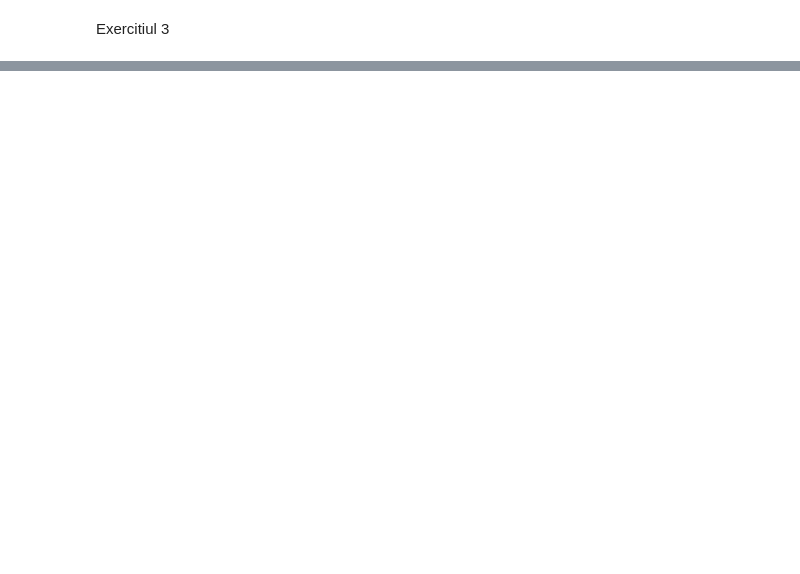
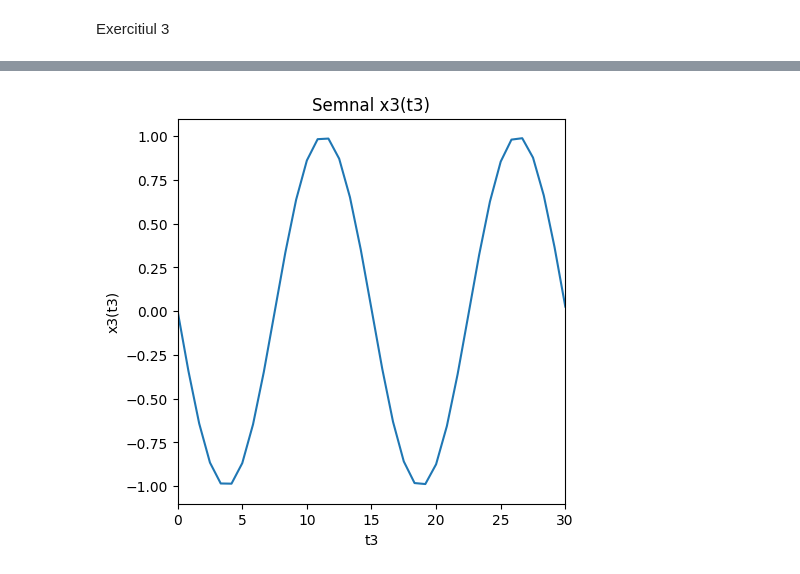
Before and after one commit to davide-perli/ProcesareaSemnalelor, a Jupyter notebook: Lab2/Lab2.ipynb, the cells around one changed output, grey strips where cells are left out. Cells and saved outputs as stored; diff of their text form; code cells hidden in the pictures; blank space fills up the shorter version.

```diff
--- a/Lab2/Lab2.ipynb
+++ b/Lab2/Lab2.ipynb
@@ -88,2 +90,22 @@ plt.show()
 # %% [markdown]
 Exercitiul 3
+# %%
+# Sunetul de la 2 a) din laboratorul precedent
+frec_a = 400
+nr_samples = 1600
+rate = 2000
+t2 = numpy.linspace(0, nr_samples / rate, nr_samples)  # rate in loc de frec_a pentru a auzi
+x2 = numpy.sin(2 * numpy.pi * frec_a * t2)
+plt.rcParams["figure.figsize"] = (5,5)
+plt.plot(t2, x2)
+plt.xlabel('t2')
+plt.ylabel('x2(t2)')
+plt.title('Semnal x2(t2)')
+plt.xlim(0.002, 0.008)
+plt.show()
+sounddevice.play(x2, rate)
+sounddevice.wait()
+wavf.write("semnal_x2_400frecventa.wav", rate, x2)
+rata, semnal = wavf.read("semnal_x2_400frecventa.wav")
+sounddevice.play(semnal, rata)
+sounddevice.wait()
@@ -89,0 +114,22 @@ Exercitiul 3
+# %%
+# Sunetul de la 2 b) din laboratorul precedent
+frec_b = 800
+duration_b = 3
+nr_samples_b = int(frec_b * duration_b)
+t3 = numpy.linspace(0, rate, nr_samples_b) # rata in loc de duration_b pentru a auzi
+x3 = numpy.sin(2 * numpy.pi * frec_b * t3)
+plt.plot(t3, x3)
+plt.rcParams["figure.figsize"] = (5,5)
+plt.xlabel('t3')
+plt.ylabel('x3(t3)')
+plt.title('Semnal x3(t3)')
+plt.xlim(0, 30)
+plt.show()
+sounddevice.play(x3, rate)
+wavf.write("semnal_x3_800frecventa.wav", rate, x2)
+sounddevice.wait()
+rata, semnal = wavf.read("semnal_x3_800frecventa.wav")
+sounddevice.play(semnal, rata)
+sounddevice.wait()
+# %% [output]
+[figure, added]
```
Also changed, not shown: parts of 5 cells of this notebook, 9 other files.
